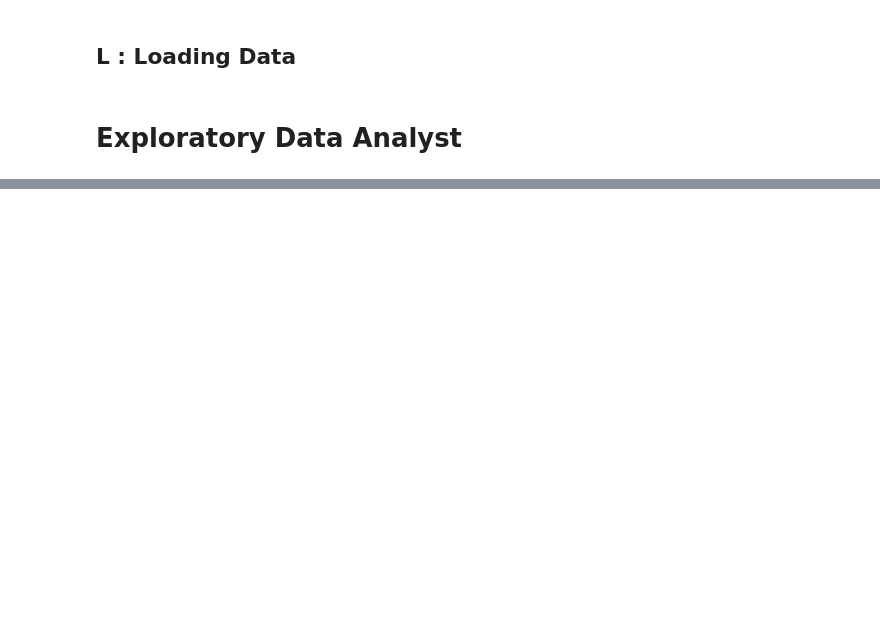
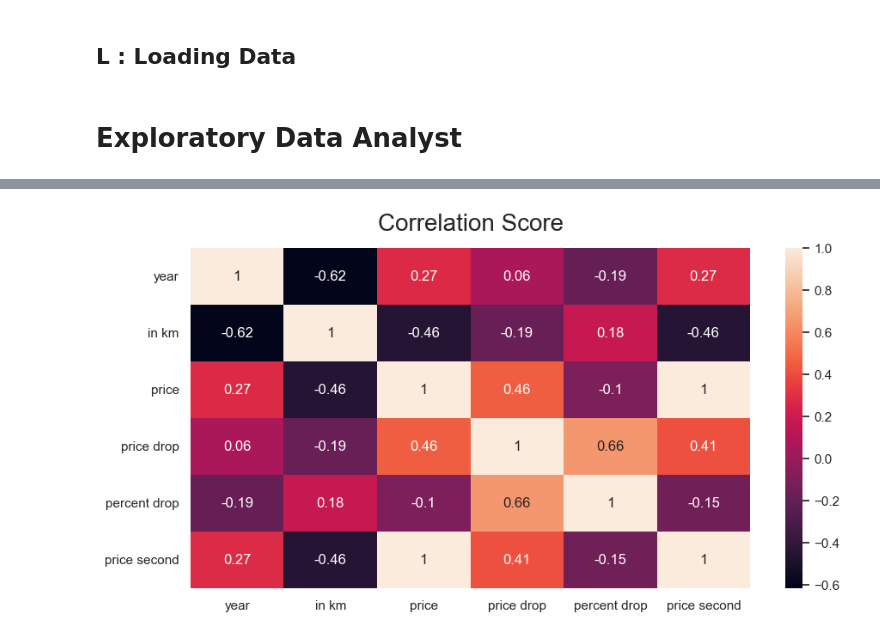
Before and after one commit to Iky61/car-second-prediction, a Jupyter notebook: car_second_price_prediction.ipynb, the cells around one changed output, grey strips where cells are left out. Cells and saved outputs as stored; diff of their text form; code cells hidden in the pictures; blank space fills up the shorter version.

```diff
--- a/car_second_price_prediction.ipynb
+++ b/car_second_price_prediction.ipynb
@@ -151,0 +119,11 @@ df
+# %%
+corr=df[['year','in km','price','price drop','percent drop','price second']].corr()
+
+plt.figure(figsize=(9.5,5))
+plt.title('Correlation Score', fontsize=20, pad=15)
+sns.heatmap(corr, annot=True)
+plt.yticks(rotation=0)
+plt.tight_layout()
+plt.show()
+# %% [output]
+[figure, added]
```
Also changed, not shown: parts of 10 cells of this notebook.
